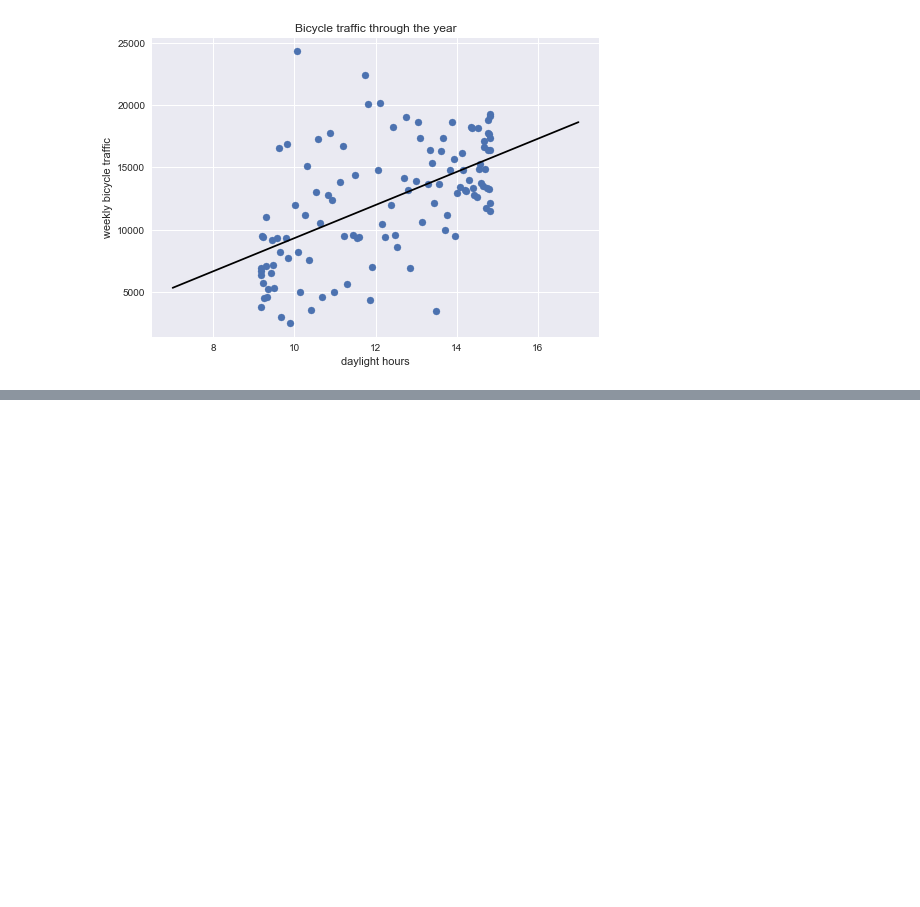
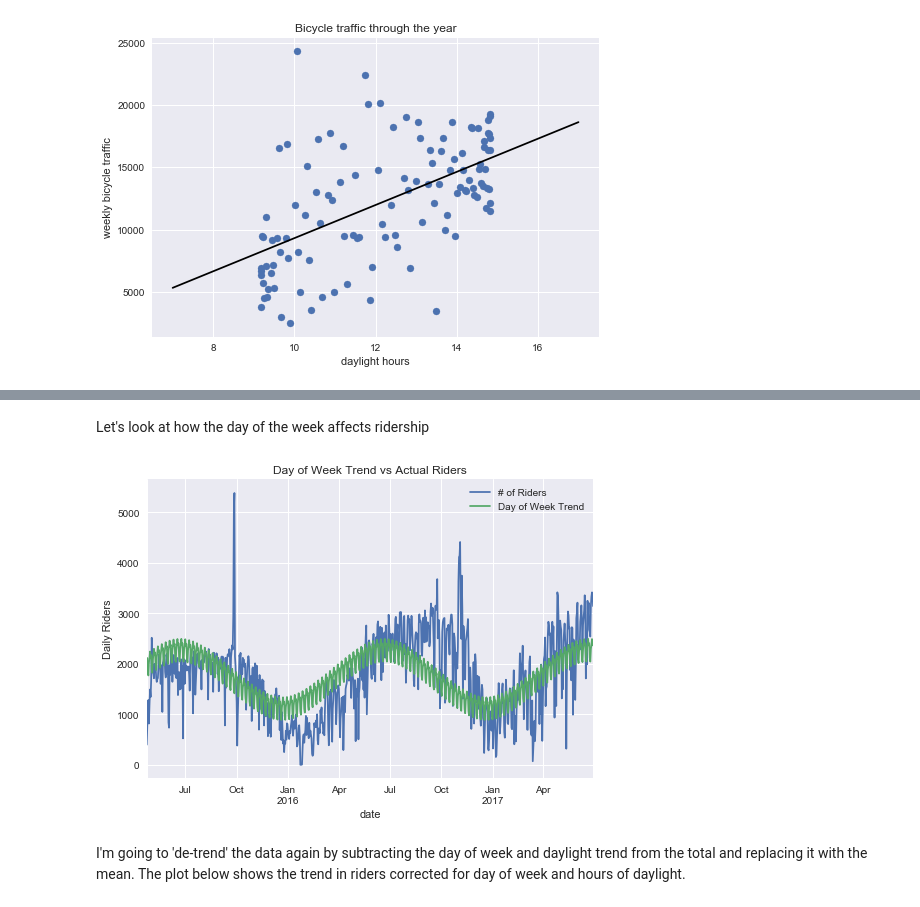
Before and after one commit to bkalnasy/Philadelphia-Bike-Share, a Jupyter notebook: Weather Analysis.ipynb, the cells around one changed output, grey strips where cells are left out. Saved outputs shown, nothing was run; the diff lists cells and outputs as text; code cells hidden in the pictures; blank space fills up the shorter version.

Commit message:
Updating Weather Analysis

```diff
--- a/Weather Analysis.ipynb
+++ b/Weather Analysis.ipynb
@@ -232,7 +127,0 @@ plt.title('Precipitation in Philadelphia')
-# %%
-# join the weather data to daily data
-daily = daily.join(weather)
-
-#one year of data
-daily = daily['2016-07-01':]
-daily['average_duration'] = daily['duration'] / daily['count']
@@ -250,14 +127,0 @@ daily.head()
-# %%
-columns = days + ['daylight', 'AWND', 'TMIN', 'TMAX', 'PRCP']
-
-#creates linear model using day of week and weather factors to predict number of riders
-X = daily[columns]
-y = daily['count']
-clf = LinearRegression().fit(X, y)
-daily['overall_trend'] = clf.predict(X)
-
-# Plot the overall trend
-daily[['count', 'overall_trend']].plot()
-plt.ylabel('Daily bicycle traffic')
-
-print(clf.score(X,y))
@@ -267,8 +127,0 @@ print(clf.score(X,y))
-# %%
-#subtracts trend from count and replaces with mean
-
-daily['overall_corrected'] = daily['count'] - daily['overall_trend'] + daily['overall_trend'].mean()
-print("rms = {0:.0f}".format(np.std(daily['overall_corrected'])))
-daily['overall_corrected'].plot()
-plt.ylabel('corrected daily bicycle traffic')
-plt.ylim(0,5000)
@@ -324,0 +179,22 @@ plt.title('1-month Moving Window Average');
+# %% [markdown]
+Let's look at how the day of the week affects ridership
+# %%
+# Add one-hot indicators of days of the week
+for i in range(7):
+    daily[days[i]] = (daily.index.dayofweek == i).astype(float)
+
+#trend data from days of the week and daylight together
+X = daily[days + ['daylight']]
+y = daily['count']
+clf = LinearRegression().fit(X, y)
+
+#plots the daylight/day of week trend next to the daily rider count
+daily['dayofweek_trend'] = clf.predict(X)
+daily[['count', 'dayofweek_trend']].plot()
+plt.ylabel('Daily Riders')
+plt.title('Day of Week Trend vs Actual Riders')
+plt.legend(['# of Riders', 'Day of Week Trend']);
+# %% [output]
+[figure, added]
+# %% [markdown]
+I'm going to 'de-trend' the data again by subtracting the day of week and daylight trend from the total and replacing it with the mean. The plot below shows the trend in riders corrected for day of week and hours of daylight.
```
Also changed, not shown: parts of 71 cells of this notebook.
